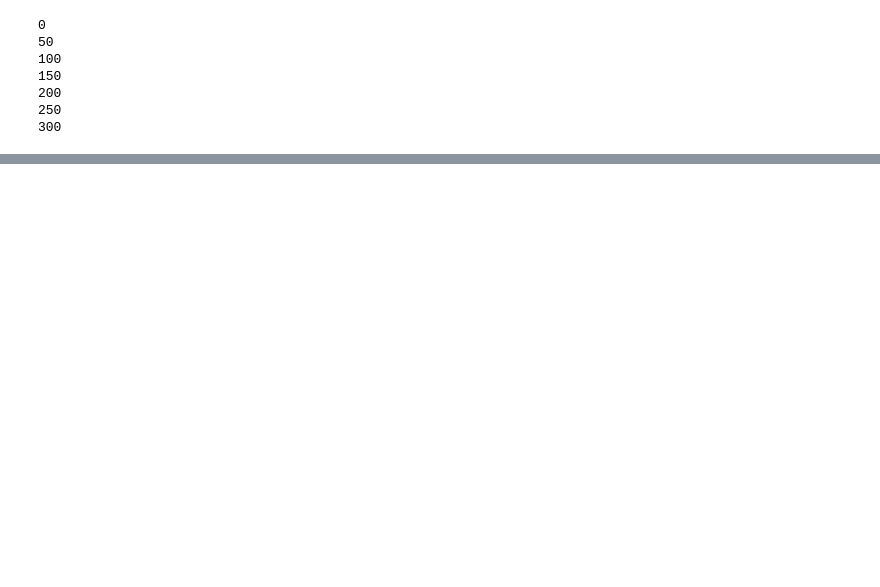
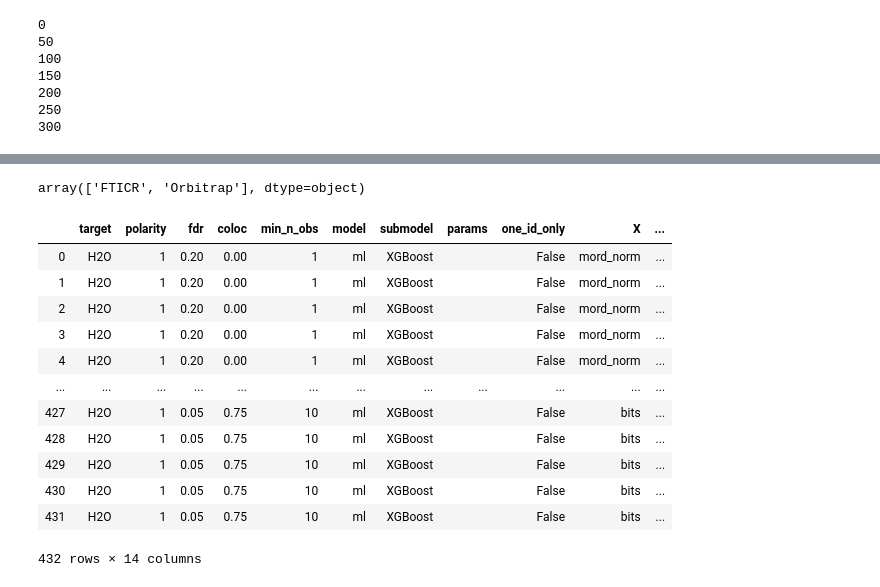
Before and after one commit to DinosaurInSpace/neutral_loss, a Jupyter notebook: nl_0_3_clean_join_nb.ipynb, the cells around one changed output, grey strips where cells are left out. Saved outputs shown, nothing was run; the diff lists cells and outputs as text; code cells hidden in the pictures; blank space fills up the shorter version.

```diff
--- a/nl_0_3_clean_join_nb.ipynb
+++ b/nl_0_3_clean_join_nb.ipynb
@@ -187,11 +190,11 @@ hmdb_1 = pd.read_pickle('all_public_data_hmdb_01.pickle')
 # %%
 # Load X's if running machine learning
-join_df_path = 'all_public_data_output_02.pickle'
+join_df_path = 'high_quality_cm3_output_02.pickle'
 join_df = pd.read_pickle(join_df_path)  # 0.5 Gb
 unique_hmdbs = list(join_df.hmdb_ids.unique())
 
-mord_df = pd.read_pickle('mord_norm_hmdb_df.pickle') # 0.2 Gb
+mord_df = pd.read_pickle('/Users/dis/PycharmProjects/neutral_loss/databases/mord_norm_df.pickle')
 mord_df = mord_df[mord_df.hmdb_ids.isin(unique_hmdbs)].copy(deep=True)
 
-bits_df = pd.read_pickle('bits_hmdb_df.pickle') # 0.8 Gb
+bits_df = pd.read_pickle('/Users/dis/PycharmProjects/neutral_loss/databases/bits_df.pickle')
 bits_df = bits_df[bits_df.hmdb_ids.isin(unique_hmdbs)].copy(deep=True)
@@ -210,13 +201,22 @@ vac_ds = list(inf_source[inf_source.analyzer == 'FTICR'].datasetId)
+# %%
+join_df.analyzer.unique()
+# %% [output]
+array(['FTICR', 'Orbitrap'], dtype=object)
+# %%
+# Can use this to filter on inferred vaccuum maldi vs ap maldi
+all_ds = list(join_df.ds_id.unique())
+ap_ds = list(join_df[join_df.analyzer == 'FTICR'].ds_id.unique())
+vac_ds = list(join_df[join_df.analyzer != 'FTICR'].ds_id.unique())
 # %%
 # nl_03: Filtering and machine learning models
 datasets = ['all_ds', 'ap_ds', 'vac_ds']
 ds_dict = {'all_ds': all_ds, 'ap_ds': ap_ds, 'vac_ds': vac_ds}
-dataset = [datasets[1]]
+dataset = [datasets[0]]
 target = ['H2O'] # ['H2O']
 polarity = [1] # {1:positive, -1:negative]
-fdrs = [0.20] # [0.20, 0.10, 0.05]
-colocalizations = [0.50] # [0.00, 0.50, 0.75]
-min_n_obs = [10] # [1, 4, 10]
+fdrs = [0.20, 0.10, 0.05] # [0.20, 0.10, 0.05]
+colocalizations = [0.00, 0.50, 0.75] # [0.00, 0.50, 0.75]
+min_n_obs = [1, 4, 10] # [1, 4, 10]
 one_id_only = [False] # [True, False]
 
 # Outputs (y), and weights (w):
@@ -226,7 +226,9 @@ w = ['weight']
 w_norms = [False, '10_y_bins', 'n_obs', 'isobar',
           '10_y_bins_W_n_obs', '10_y_bins_W_isobar', 'n_obs_W_isobar',
           '10_y_bins_W_n_obs_W_isobar']
-w_norm = ['n_obs']
+w_norm = [False, '10_y_bins', 'n_obs', 'isobar',
+          '10_y_bins_W_n_obs', '10_y_bins_W_isobar', 'n_obs_W_isobar',
+          '10_y_bins_W_n_obs_W_isobar']
 
 # Class of model:
 models = ['direct', 'ml', 'deepchem']
@@ -240,34 +242,48 @@ filter_model_df = pd.DataFrame(columns=['target', 'polarity', 'fdr', 'coloc', 'm
                                         'X', 'y', 'w'])
 # Specific inputs (X) for each model:
 if model[0] is 'direct':
     submodel = ['']
     params = ['']
     Xs = ['trues', 'falses', 'rando', 'H2O_Present', 'n_loss_wparent_H2O']
     X = Xs
 elif model[0] is 'ml':
     submodels = ['random_forest', 'XGBoost', 'SVM']
     submodel = [submodels[1]]
     params = ['']
     Xs = ['mord_norm', 'bits']
-    X = ['mord_norm']
+    X = ['mord_norm', 'bits']
 elif model[0] is 'deepchem':
     submodels = [('GraphConvModel', 'GraphConv'),
               ('WeaveModel', 'Weave'),
               ('MPNNModel','Weave') ]
     submodel = [submodels[0]]
     params = ['']
     Xs = ['Molecule', 'Smiles']
     X = [Xs[0]]
 
 model_list = list(itertools.product(*[target, polarity, fdrs, colocalizations, min_n_obs,
                                       model, submodel, params, one_id_only,
                                       X, y, w, w_norm, dataset]))
 print()
 filter_param_df = pd.DataFrame(model_list, columns=['target', 'polarity', 'fdr', 'coloc', 'min_n_obs',
                                                     'model', 'submodel', 'params', 'one_id_only',
                                                     'X', 'y', 'w', 'w_norm', 'dataset'])
 
 filter_param_df
+# %% [output]
+|  | target | polarity | fdr | coloc | min_n_obs | model | submodel | params | one_id_only | X | ... |
+| 0 | H2O | 1 | 0.20 | 0.00 | 1 | ml | XGBoost |  | False | mord_norm | ... |
+| 1 | H2O | 1 | 0.20 | 0.00 | 1 | ml | XGBoost |  | False | mord_norm | ... |
+| 2 | H2O | 1 | 0.20 | 0.00 | 1 | ml | XGBoost |  | False | mord_norm | ... |
+| 3 | H2O | 1 | 0.20 | 0.00 | 1 | ml | XGBoost |  | False | mord_norm | ... |
+| 4 | H2O | 1 | 0.20 | 0.00 | 1 | ml | XGBoost |  | False | mord_norm | ... |
+| ... | ... | ... | ... | ... | ... | ... | ... | ... | ... | ... | ... |
+| 427 | H2O | 1 | 0.05 | 0.75 | 10 | ml | XGBoost |  | False | bits | ... |
+| 428 | H2O | 1 | 0.05 | 0.75 | 10 | ml | XGBoost |  | False | bits | ... |
+| 429 | H2O | 1 | 0.05 | 0.75 | 10 | ml | XGBoost |  | False | bits | ... |
+| 430 | H2O | 1 | 0.05 | 0.75 | 10 | ml | XGBoost |  | False | bits | ... |
+| 431 | H2O | 1 | 0.05 | 0.75 | 10 | ml | XGBoost |  | False | bits | ... |
+432 rows × 14 columns
 # %%
 model_results = filter_split_model_score(filter_param_df, join_df_path, mord_df, bits_df,
                                          single_fold_group, ds_dict[dataset[0]])
```
Also changed, not shown: parts of 19 cells of this notebook, 5 other files.
